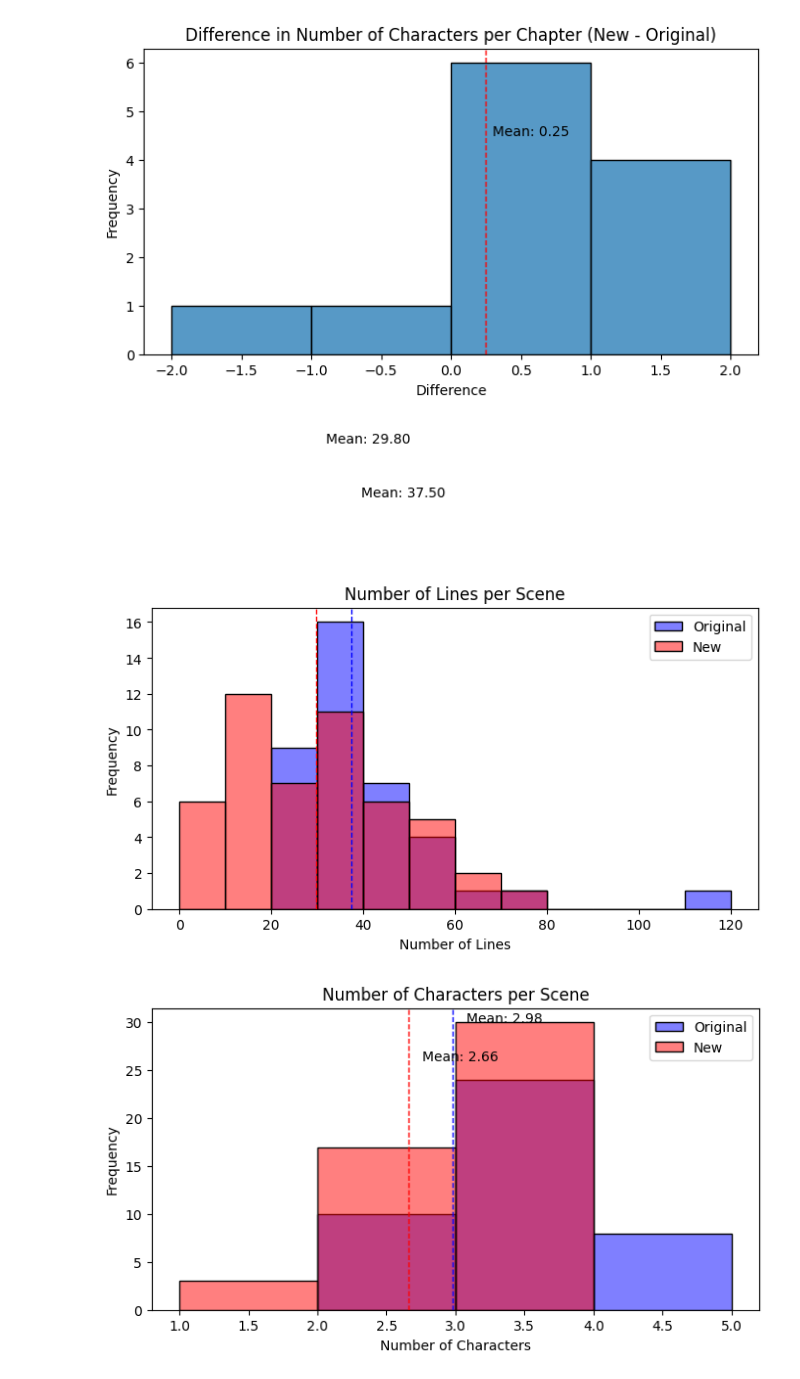
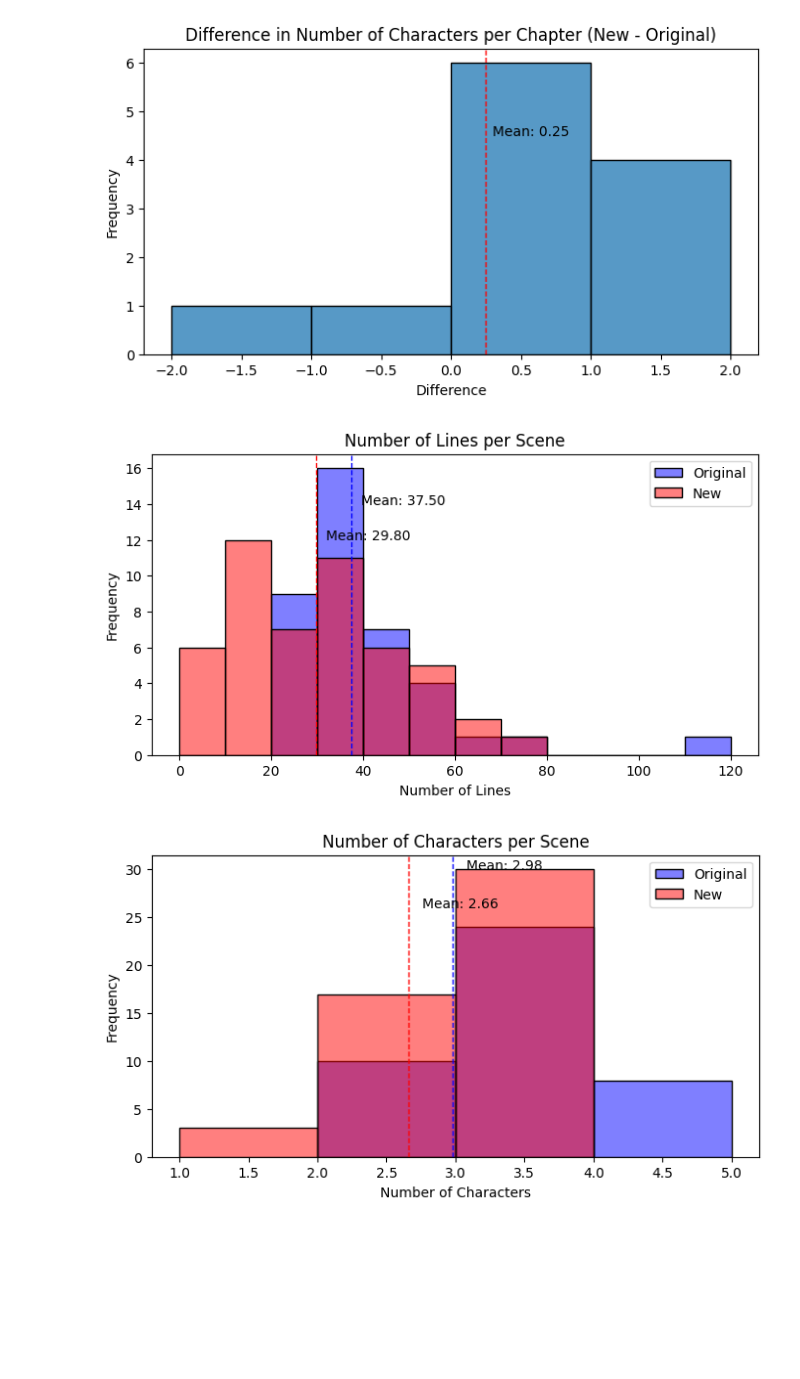
Before and after one commit to ShawnAzman/story-viz, a Jupyter notebook: notebooks/compare-to-gt.ipynb, the cells around one changed output. Drawn from its saved outputs; the diff is of its cells as text; code cells hidden in the pictures; blank space fills up the shorter version.

```diff
--- a/notebooks/compare-to-gt.ipynb
+++ b/notebooks/compare-to-gt.ipynb
@@ -188,33 +188,33 @@ plt.show()
 # %%
 # collect num_lines for each scene
 num_lines_og = []
 num_lines_new = []
 
 for scene in og_scenes:
     num_lines_og.append(scene['last_line'] - scene['first_line'] + 1)
 
 for scene in new_scenes:
     num_lines_new.append(scene['num_lines'])
 
 # plot both histograms on the same plot
 plt.figure(figsize=(8, 4))
 sns.histplot(num_lines_og, color='blue', binwidth=10, alpha=0.5, binrange=[0,120], label='Original')
 # add mean line
 plt.axvline(sum(num_lines_og) / len(num_lines_og), color='blue', linestyle='dashed', linewidth=1)
 # add label for mean
-plt.text(sum(num_lines_og) / len(num_lines_og) + 2, 23, 'Mean: {:.2f}'.format(sum(num_lines_og) / len(num_lines_og)))
+plt.text(sum(num_lines_og) / len(num_lines_og) + 2, 14, 'Mean: {:.2f}'.format(sum(num_lines_og) / len(num_lines_og)))
 sns.histplot(num_lines_new, color='red', binwidth=10, alpha=0.5, binrange=[0,120], label='New')
 # add mean line
 plt.axvline(sum(num_lines_new) / len(num_lines_new), color='red', linestyle='dashed', linewidth=1)
 # add label for mean
-plt.text(sum(num_lines_new) / len(num_lines_new) + 2, 26, 'Mean: {:.2f}'.format(sum(num_lines_new) / len(num_lines_new)))
+plt.text(sum(num_lines_new) / len(num_lines_new) + 2, 12, 'Mean: {:.2f}'.format(sum(num_lines_new) / len(num_lines_new)))
 plt.title("Number of Lines per Scene")
 plt.xlabel("Number of Lines")
 plt.ylabel("Frequency")
 plt.legend()
 plt.show()
 # %% [output]
-[figure, old version]
+[figure, new version]
 # %%
 # collect number of characters for each scene
 num_characters_og = []
```
Also changed, not shown: parts of 1 cell of this notebook.
